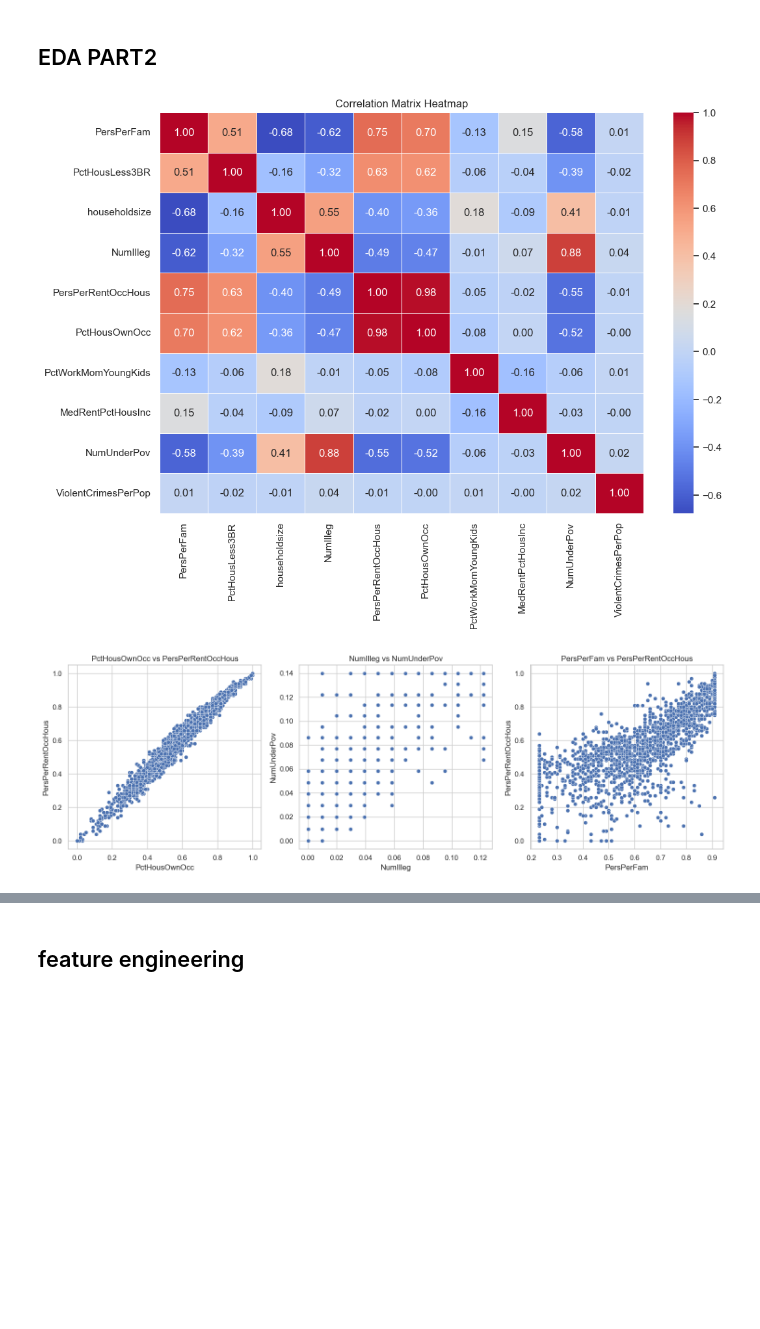
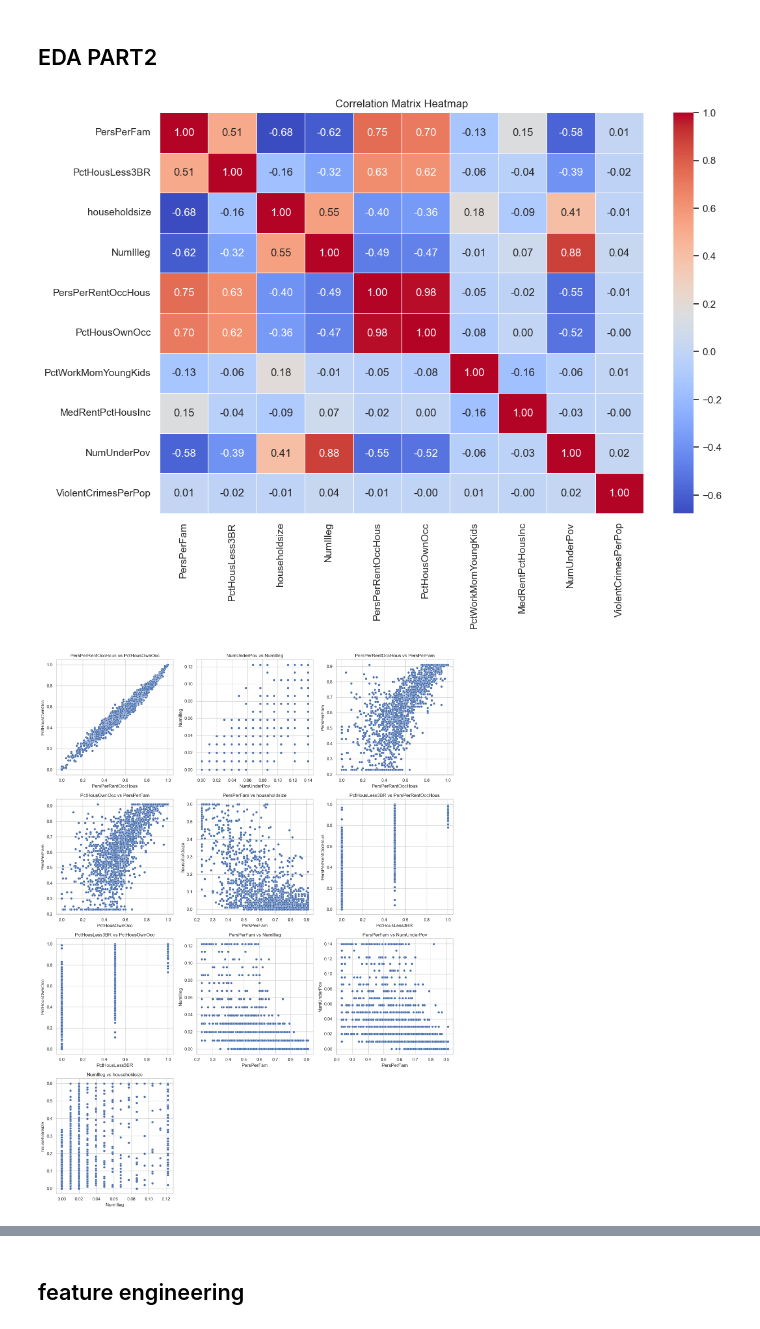
Before and after one commit to LuckyJH2024/5243_project1-Team4, a Jupyter notebook: Full_code_V1.ipynb, the cells around one changed output, grey strips where cells are left out. Saved outputs shown, nothing was run; the diff lists cells and outputs as text; code cells hidden in the pictures; blank space fills up the shorter version.

```diff
--- a/Full_code_V1.ipynb
+++ b/Full_code_V1.ipynb
@@ -701,22 +701,25 @@ corr = df.drop(columns=['state']).corr()
 sns.heatmap(corr, annot=True, cmap='coolwarm', fmt='.2f', linewidths=0.5)
 plt.title("Correlation Matrix Heatmap")
 plt.show()
-# Identify highly correlated feature pairs (absolute correlation > 0.5)
-correlated_pairs = corr.abs().unstack().sort_values(ascending=False)
-correlated_pairs = correlated_pairs[correlated_pairs < 1].drop_duplicates()
-top_pairs = correlated_pairs[correlated_pairs > 0.5].index.tolist()
-
-# Scatter Plots
-plt.figure(figsize=(15, 5))
-for i, (x_feature, y_feature) in enumerate(top_pairs[:3]):  # Select top 3 pairs
-    plt.subplot(1, 3, i+1)
-    sns.scatterplot(x=df[x_feature], y=df[y_feature])
-    plt.xlabel(x_feature)
-    plt.ylabel(y_feature)
-    plt.title(f"{x_feature} vs {y_feature}")
-plt.tight_layout()
-plt.show()
 # %% [output]
 [figure]
-[figure, removed]
+# %%
+# Identify 10 most highly correlated feature pairs (absolute correlation > 0.5)
+correlated_pairs = corr.abs().unstack().sort_values(ascending=False)
+correlated_pairs = correlated_pairs[correlated_pairs < 1].drop_duplicates()
+top_pairs = correlated_pairs[correlated_pairs > 0.5].index.tolist()[:10]
+
+# Scatter Plots of 10 most highly correlated feature pairs with swapped axes
+n_pairs = len(top_pairs)
+plt.figure(figsize=(15, 5 * (n_pairs // 3 + 1)))  # Adjust figure size dynamically
+for i, (x_feature, y_feature) in enumerate(top_pairs):
+    plt.subplot((n_pairs // 3) + 1, 3, i+1)
+    sns.scatterplot(x=df[y_feature], y=df[x_feature])  # Swap x and y axes
+    plt.xlabel(y_feature)  # Swap labels accordingly
+    plt.ylabel(x_feature)
+    plt.title(f"{y_feature} vs {x_feature}")
+plt.tight_layout()
+plt.show()
+# %% [output]
+[figure, added]
 # %%
```
Also changed, not shown: parts of 8 cells of this notebook.
